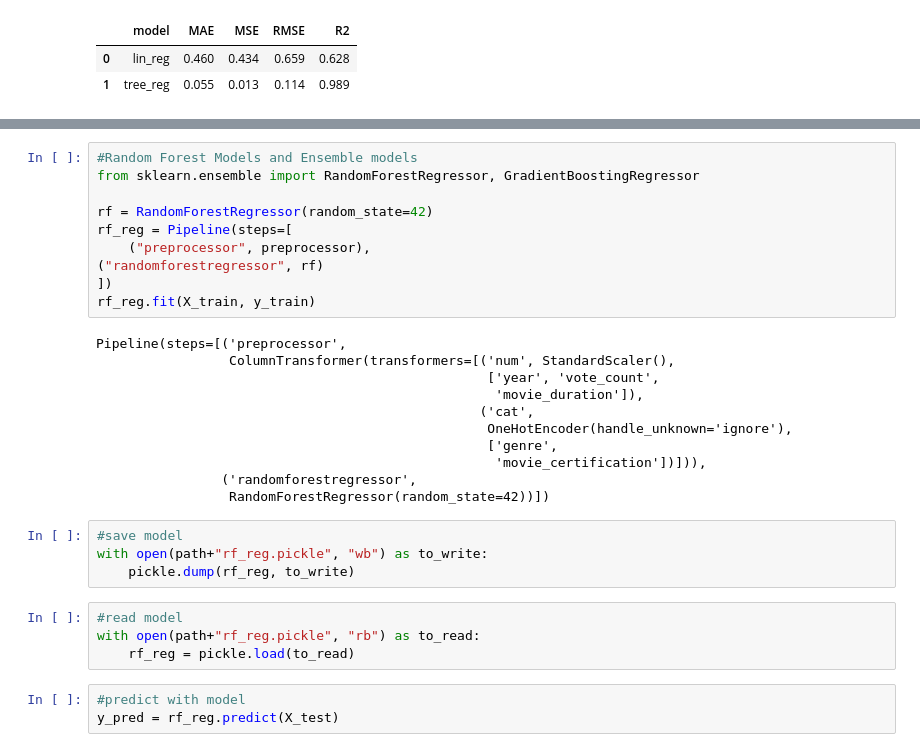
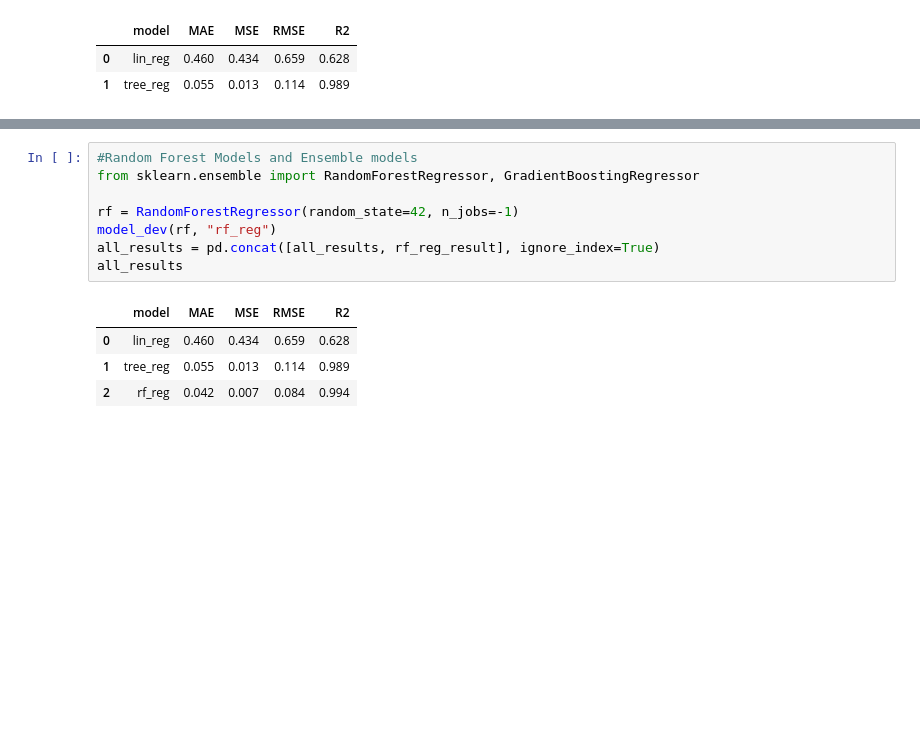
Before and after one commit to Theoph-ay/movie_success_prediction, a Jupyter notebook: notebooks/models_dev_no_outliers.ipynb, the cells around one changed output, grey strips where cells are left out. Saved outputs shown, nothing was run; the diff lists cells and outputs as text; blank space fills up the shorter version.

```diff
--- a/notebooks/models_dev_no_outliers.ipynb
+++ b/notebooks/models_dev_no_outliers.ipynb
@@ -202,32 +160,13 @@ R²: -0.296
 # %%
 #Random Forest Models and Ensemble models
 from sklearn.ensemble import RandomForestRegressor, GradientBoostingRegressor
 
-rf = RandomForestRegressor(random_state=42)
-rf_reg = Pipeline(steps=[
-    ("preprocessor", preprocessor),
-("randomforestregressor", rf)
-])
-rf_reg.fit(X_train, y_train)
+rf = RandomForestRegressor(random_state=42, n_jobs=-1)
+model_dev(rf, "rf_reg")
+all_results = pd.concat([all_results, rf_reg_result], ignore_index=True)
+all_results
 # %% [output]
-Pipeline(steps=[('preprocessor',
-                 ColumnTransformer(transformers=[('num', StandardScaler(),
-                                                  ['year', 'vote_count',
-                                                   'movie_duration']),
-                                                 ('cat',
-                                                  OneHotEncoder(handle_unknown='ignore'),
-                                                  ['genre',
-                                                   'movie_certification'])])),
-                ('randomforestregressor',
-                 RandomForestRegressor(random_state=42))])
+|  | model | MAE | MSE | RMSE | R2 |
+| 0 | lin_reg | 0.460 | 0.434 | 0.659 | 0.628 |
+| 1 | tree_reg | 0.055 | 0.013 | 0.114 | 0.989 |
+| 2 | rf_reg | 0.042 | 0.007 | 0.084 | 0.994 |
-# %%
-#save model
-with open(path+"rf_reg.pickle", "wb") as to_write:
-    pickle.dump(rf_reg, to_write)
-# %%
-#read model
-with open(path+"rf_reg.pickle", "rb") as to_read:
-    rf_reg = pickle.load(to_read)
-# %%
-#predict with model
-y_pred = rf_reg.predict(X_test)
```
Also changed, not shown: parts of 34 cells of this notebook, 18 other files.
